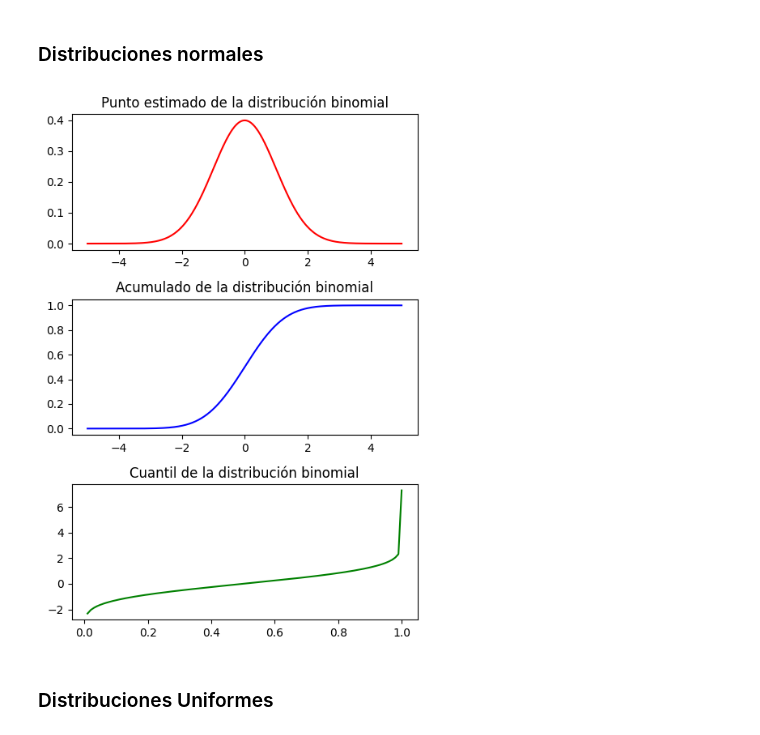
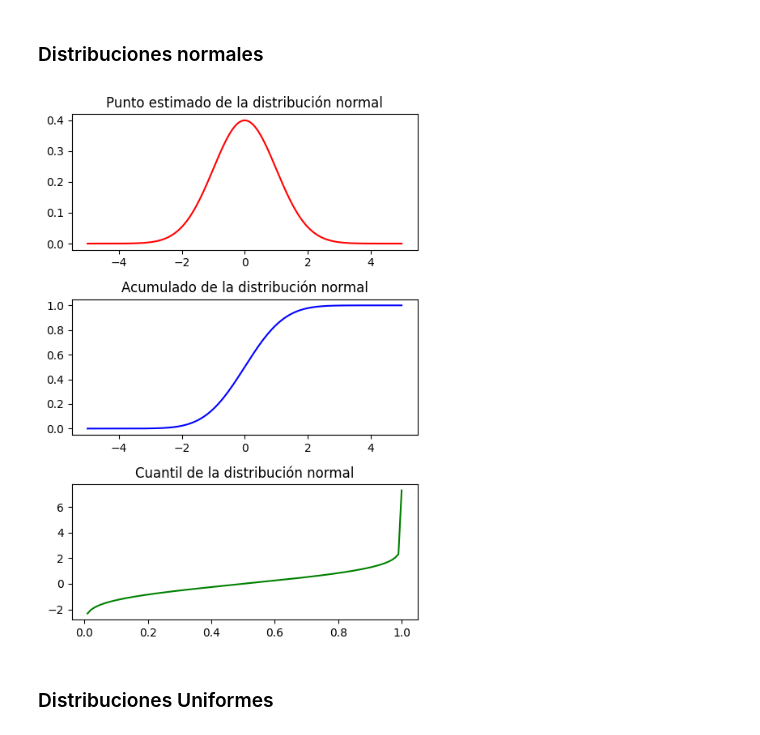
Before and after one commit to sarayruiz/sarayruiz--Proyecto-de-distibucion-de-probabilidad-con-python, a Jupyter notebook: notebook/10-project-random-variagles.ipynb, the cells around one changed output. Cells and saved outputs as stored; diff of their text form; code cells hidden in the pictures.

```diff
--- a/notebook/10-project-random-variagles.ipynb
+++ b/notebook/10-project-random-variagles.ipynb
@@ -64,17 +64,17 @@ Escriba las funciones anteriores pero para distribuciones normales y uniformes.
 # %% [markdown]
 ### Distribuciones normales
 # %%
-def puntoestimado_distbinomial(x, mean=0, std=1):
+def puntoestimado_distnormal(x, mean=0, std=1):
     result = norm.pdf(x, loc=mean, scale=std)
     return result
 
 
-def acumulado_distbinomial(x, mean = 0, std = 1):
+def acumulado_distnormal(x, mean = 0, std = 1):
     result = norm.cdf(x = x, loc = mean, scale = std)
     return result
 
 
-def cuantil_distbinomial(p, mean = 0, std = 1):
+def cuantil_distnormal(p, mean = 0, std = 1):
     result = norm.ppf(q = p, loc = mean, scale = std)
     return result
 
@@ -88,25 +88,25 @@ std = 1
 data = np.arange(-5, 5, 0.01)
 
 
-pdf = puntoestimado_distbinomial(data, mean=mean, std=std)
-cdf = acumulado_distbinomial(data, mean=mean, std=std)
-ppf = cuantil_distbinomial(data, mean=mean, std=std)
+pdf = puntoestimado_distnormal(data, mean=mean, std=std)
+cdf = acumulado_distnormal(data, mean=mean, std=std)
+ppf = cuantil_distnormal(data, mean=mean, std=std)
 # %%
 fig, axis = plt.subplots(3, 1, figsize =(5, 7))
 
 
 axis[0].plot(data, pdf, "r-")
-axis[0].set_title('Punto estimado de la distribución binomial')
+axis[0].set_title('Punto estimado de la distribución normal')
 axis[1].plot(data, cdf, "b-")
-axis[1].set_title('Acumulado de la distribución binomial')
+axis[1].set_title('Acumulado de la distribución normal')
 axis[2].plot(data, ppf, "g-")
-axis[2].set_title('Cuantil de la distribución binomial')
+axis[2].set_title('Cuantil de la distribución normal')
 
 
 plt.tight_layout()
 plt.show()
 # %% [output]
-[figure, old version]
+[figure, new version]
 # %% [markdown]
 ### Distribuciones Uniformes
 # %%
```
Also changed, not shown: parts of 1 cell of this notebook.
